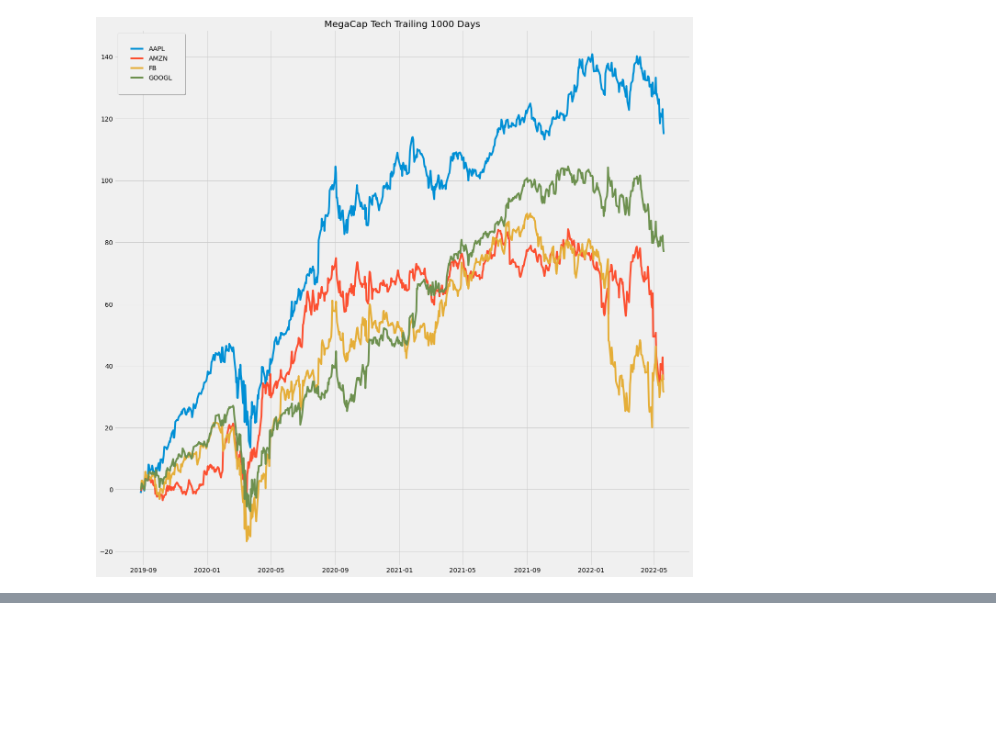
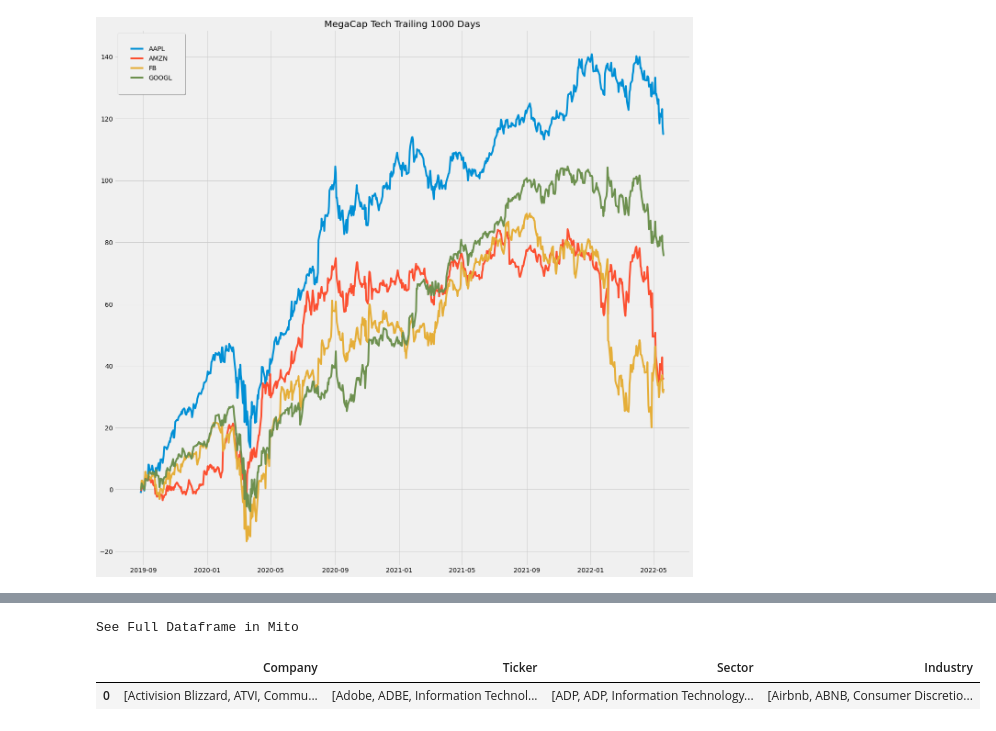
Before and after one commit to bme3412/Python, a Jupyter notebook: Projects/yahoofinance/yf.ipynb, the cells around one changed output, grey strips where cells are left out. Cells and saved outputs as stored; diff of their text form; code cells hidden in the pictures; blank space fills up the shorter version.

```diff
--- a/Projects/yahoofinance/yf.ipynb
+++ b/Projects/yahoofinance/yf.ipynb
@@ -401,0 +350,7 @@ plt.show()
+# %%
+df_2 = pd.DataFrame([[i[0], i[1], i[2], i[3]] for i in flat_list], columns=Column_headers)
+df_2
+# %% [output]
+See Full Dataframe in Mito
+|  | Company | Ticker | Sector | Industry |
+| 0 | [Activision Blizzard, ATVI, Commu... | [Adobe, ADBE, Information Technol... | [ADP, ADP, Information Technology... | [Airbnb, ABNB, Consumer Discretio... |
```
Also changed, not shown: parts of 31 cells of this notebook.
